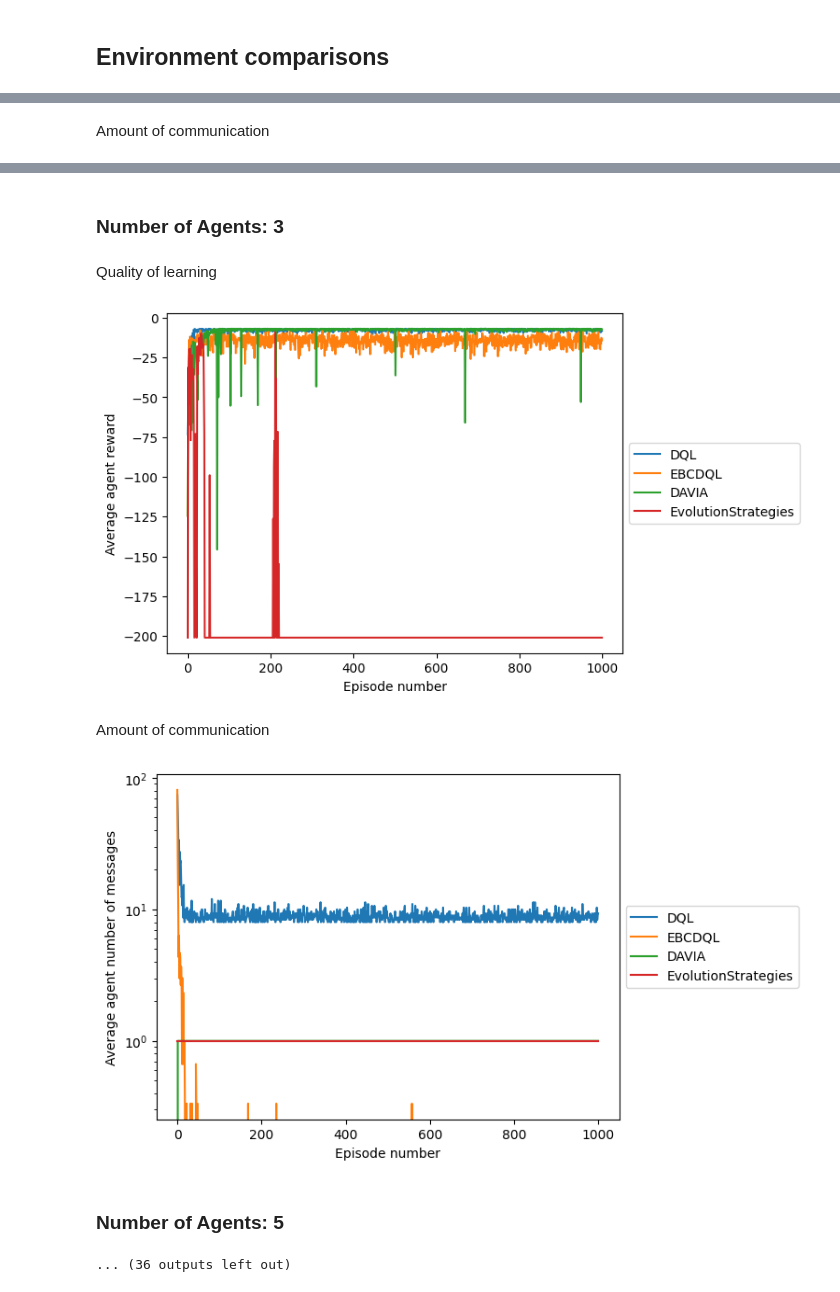
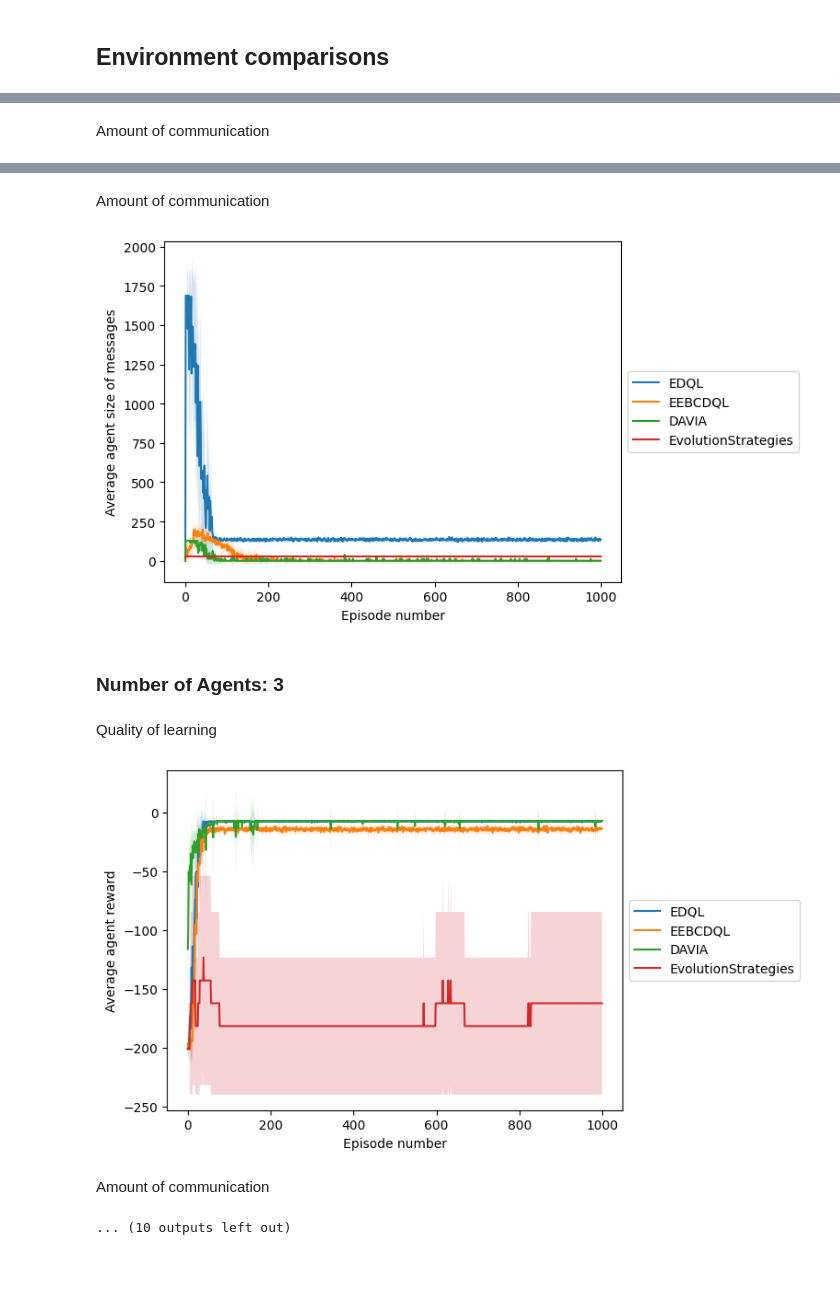
Before and after one commit to edsgunn/DistributedReinforcementLearningOnTheEdge, a Jupyter notebook: DataAnalysis/dataReport.ipynb, the cells around one changed output, grey strips where cells are left out. Drawn from its saved outputs; the diff is of its cells as text; code cells hidden in the pictures; blank space fills up the shorter version.

```diff
--- a/DataAnalysis/dataReport.ipynb
+++ b/DataAnalysis/dataReport.ipynb
@@ -5,14 +7,16 @@
 # %%
-from DataAnalysis.Analysis import plotAgentEpisodeReward, plotAgentEpisodeNumMessages, getAgentEpisodeAverageNumberOfMessagesPerStep, getFinalValueFunction, getAgentEpisodeReward, printV2D, plotAlgorithmEpisodeAverageReward
+from DataAnalysis.Analysis import plotAgentEpisodeReward, plotAgentEpisodeNumMessages, plotAlgorithmEpisodeAverageSizeMessages, getAgentEpisodeAverageNumberOfMessagesPerStep, getFinalValueFunction, getAgentEpisodeReward, printV2D, plotAlgorithmEpisodeAverageReward
 import pickle
-f = open('ExperimentFramework/Experiments/Results/15.pkl', 'rb')
+f = open('ExperimentFramework/Experiments/Results/DAVIA.pkl', 'rb')
 data = pickle.load(f)
-algorithm = "EvolutionStrategies"
+algorithm = "DAVIA"
 numAgents = 5
 environment = "SimpleGrid"
 plotAgentEpisodeReward(data, algorithm, numAgents, environment)
 plotAgentEpisodeNumMessages(data, algorithm, numAgents, environment)
+plotAlgorithmEpisodeAverageSizeMessages(data, [algorithm], numAgents, environment)
 plotAlgorithmEpisodeAverageReward(data, [algorithm], numAgents, environment)
+plt.show()
 # printV2D(getFinalValueFunction(data, algorithm, numAgents, environment))
 print(getFinalValueFunction(data, algorithm, numAgents, environment))
 f.close()
@@ -43,26 +48,66 @@ numbersOfAgents = [1,3,5]
 algorithms = ["DQL", "EBCDQL", "DAVIA", "EvolutionStrategies", "LAPG"]
 environments = ["SimpleGrid", "FrozenLake-v1", "CliffWalking-v0", "CartPole-v1"]
 
-environments = ["SimpleGrid", "FrozenLake-v1", "CliffWalking-v0"]
-algorithms = ["DQL", "EBCDQL", "DAVIA", "EvolutionStrategies"]
+environments = ["SimpleGrid"]
+envFiles = [[f"SimpleGrid_c{i}" for i in range(10)]]
+
+algorithms = ["EDQL", "EEBCDQL", "DAVIA", "EvolutionStrategies"]#["DQL", "EBCDQL", "DAVIA", "EvolutionStrategies"]
 # %%
 #code to make graphs of all agents on simple grid
 #on the left a graph of the cumulative reward of each algorithm averaged across their agents
 #on the right a graph of the number of messages sent by each algorithm averaged across their agents
-from DataAnalysis.Analysis import plotAlgorithmEpisodeAverageReward, plotAlgorithmEpisodeAverageNumMessages
+from DataAnalysis.Analysis import getAlgorithmEpisodeAverageReward, getAgentEpisodeAverageNumMessages,getAgentEpisodeAverageSizeMessages, plotAlgorithmAverageTrialReward, plotAlgorithmAverageTrialMessages
 import pickle
 from IPython.display import display, Markdown
-for environment in environments:
-    f = open(f"{filepath}{environment}.pkl", 'rb')
-    data = pickle.load(f)
+from collections import defaultdict
+import numpy as np
+for environment, fileNames in zip(environments, envFiles):
     display(Markdown(f"## {environment}"))
     for numAgents in numbersOfAgents:
+        algorithmData = defaultdict(lambda: {"reward":[], "messages":[], "message_size": []})
+        for fileName in fileNames:
+            with open(f"{filepath}{fileName}.pkl", 'rb') as f:
+                data = pickle.load(f)
+                for algorithm in algorithms:
+                    algorithmData[algorithm]["reward"].append(getAlgorithmEpisodeAverageReward(data, algorithm, numAgents, environment))
+                    algorithmData[algorithm]["messages"].append(getAgentEpisodeAverageNumMessages(data, algorithm, numAgents, environment))
+                    algorithmData[algorithm]["message_size"].append(getAgentEpisodeAverageSizeMessages(data, algorithm, numAgents, environment))
+
+        rewards = {algorithm: (np.mean(algorithmData[algorithm]["reward"], axis=0), np.std(algorithmData[algorithm]["reward"], axis=0)) for algorithm in algorithms}
+        messages = {algorithm: (np.mean(algorithmData[algorithm]["messages"], axis=0), np.std(algorithmData[algorithm]["messages"], axis=0)) for algorithm in algorithms}
+        message_size = {algorithm: (np.mean(algorithmData[algorithm]["message_size"], axis=0), np.std(algorithmData[algorithm]["message_size"], axis=0)) for algorithm in algorithms}
         display(Markdown(f"### Number of Agents: {numAgents}"))
         display(Markdown(f"Quality of learning"))
-        plotAlgorithmEpisodeAverageReward(data, algorithms, numAgents, environment)
+        fig = plt.figure()
+        for algorithm, (y, error) in rewards.items():
+            x = [i for i in range(len(y))]
+            plt.plot(x,y, label=algorithm)
+            plt.fill_between(x, y-error, y+error, alpha=0.2)
+        plt.xlabel('Episode number')
+        plt.ylabel('Average agent reward')
+        # plt.ylim([-1000, 10])
+        plt.legend(loc='center left', bbox_to_anchor=(1, 0.5))
+        plt.show()
         display(Markdown(f"Amount of communication"))
-        plotAlgorithmEpisodeAverageNumMessages(data, algorithms, numAgents, environment)
-    f.close()
+        fig = plt.figure()
+        for algorithm, (y, error) in messages.items():
+            x = [i for i in range(len(y))]
+            plt.plot(x,y, label=algorithm)
+            plt.fill_between(x, y-error, y+error, alpha=0.2)
+        plt.xlabel('Episode number')
+        plt.ylabel('Average agent number of messages')
+        plt.legend(loc='center left', bbox_to_anchor=(1, 0.5))
+        plt.show()
+        display(Markdown(f"Amount of communication"))
+        fig = plt.figure()
+        for algorithm, (y, error) in message_size.items():
+            x = [i for i in range(len(y))]
+            plt.plot(x,y, label=algorithm)
+            plt.fill_between(x, y-error, y+error, alpha=0.2)
+        plt.xlabel('Episode number')
+        plt.ylabel('Average agent size of messages')
+        plt.legend(loc='center left', bbox_to_anchor=(1, 0.5))
+        plt.show()
 # %% [output]
 ## SimpleGrid
 ### Number of Agents: 1
@@ -73,7 +118,7 @@ Amount of communication
-### Number of Agents: 3
+Amount of communication
+[figure, new version]
-Quality of learning
+### Number of Agents: 3
-[figure, old version]
-Amount of communication
+Quality of learning
-[figure, old version]
+[figure, new version]
-### Number of Agents: 5
+Amount of communication
-... (36 outputs left out)
+... (10 outputs left out)
```
Also changed, not shown: parts of 7 cells of this notebook, 21 other files.
